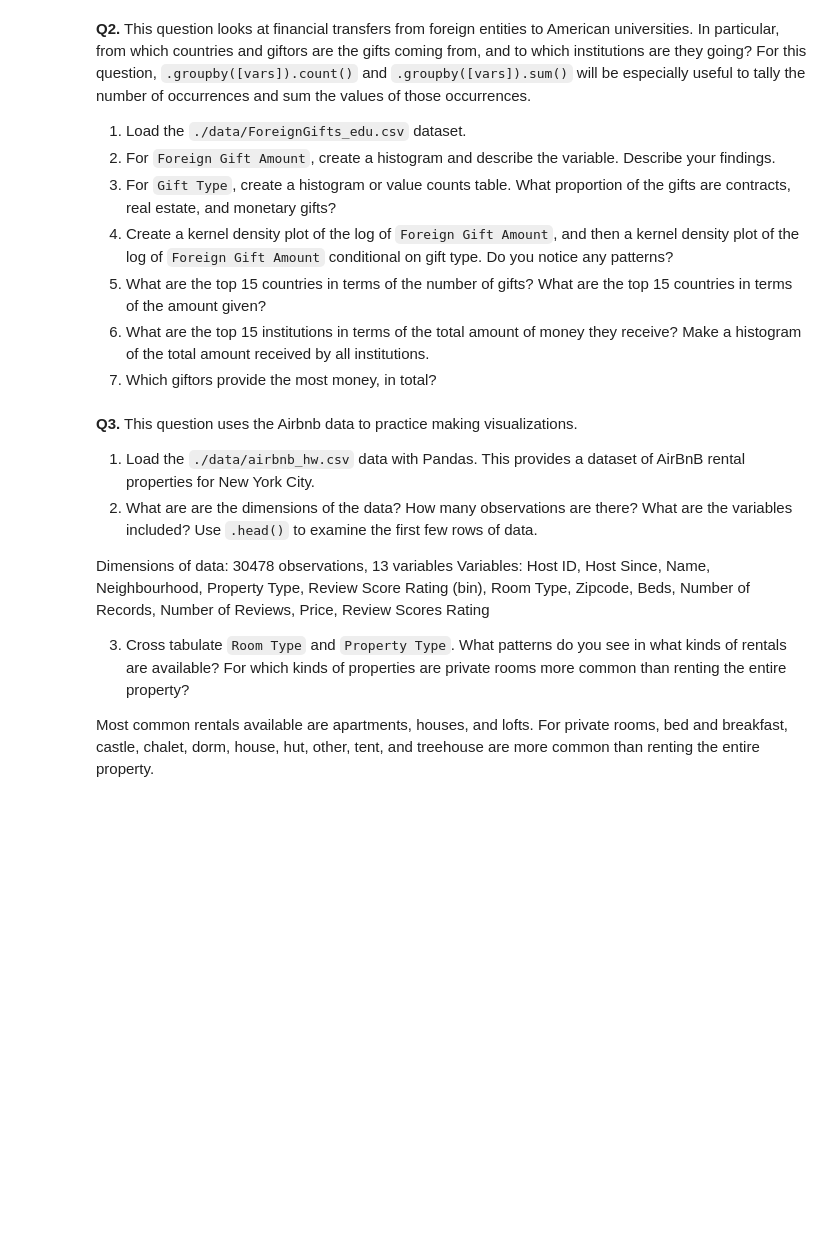
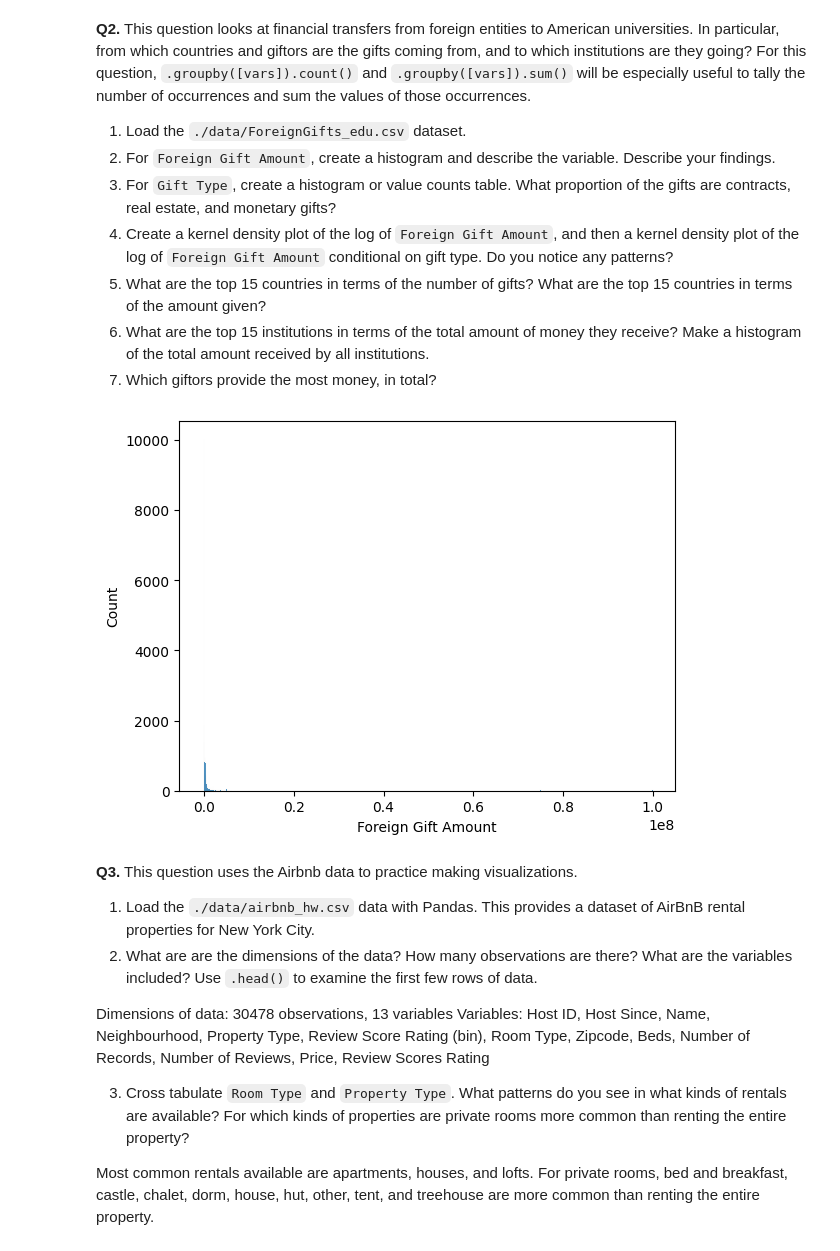
Before and after one commit to ashleynguyen04/EDA, a Jupyter notebook: assignment/assignment.ipynb, the cells around one changed output. Cells and saved outputs as stored; diff of their text form; code cells hidden in the pictures; blank space fills up the shorter version.

```diff
--- a/assignment/assignment.ipynb
+++ b/assignment/assignment.ipynb
@@ -47,6 +47,13 @@ It can be very helpful to understand some basic properties of these statistics.
 5. What are the top 15 countries in terms of the number of gifts? What are the top 15 countries in terms of the amount given?
 6. What are the top 15 institutions in terms of the total amount of money they receive? Make a histogram of the total amount received by all institutions.
 7. Which giftors provide the most money, in total?
+# %%
+#1
+giftdf = pd.read_csv('/content/EDA/assignment/data/ForeignGifts_edu.csv')
+sns.histplot(giftdf['Foreign Gift Amount'])
+plt.show()
+# %% [output]
+[figure, added]
 # %% [markdown]
 **Q3.** This question uses the Airbnb data to practice making visualizations.
 
```
